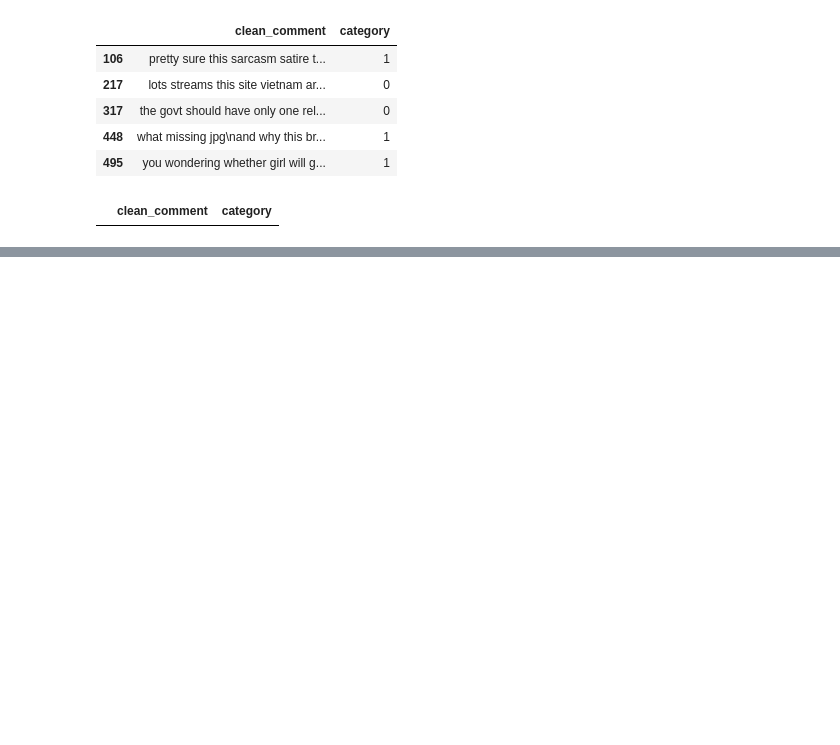
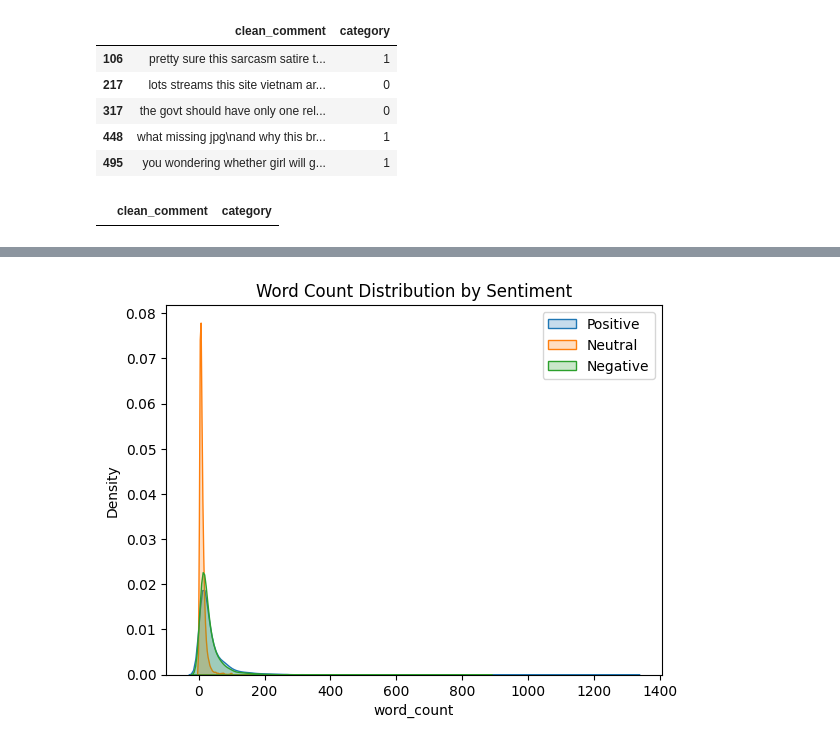
Before and after one commit to 7rohxt/yt-sentiment-mlops, a Jupyter notebook: notebooks/01_data_collection_&_eda.ipynb, the cells around one changed output, grey strips where cells are left out. Saved outputs shown, nothing was run; the diff lists cells and outputs as text; code cells hidden in the pictures; blank space fills up the shorter version.

```diff
--- a/notebooks/01_data_collection_&_eda.ipynb
+++ b/notebooks/01_data_collection_&_eda.ipynb
@@ -104,0 +118,12 @@ comments_with_newline
+# %%
+df['word_count'] = df['clean_comment'].apply(lambda x: len(x.split()))
+df['num_chars'] = df['clean_comment'].apply(len)
+# %%
+sns.kdeplot(df[df['category']==1]['word_count'], label='Positive', fill=True)
+sns.kdeplot(df[df['category']==0]['word_count'], label='Neutral', fill=True)
+sns.kdeplot(df[df['category']==-1]['word_count'], label='Negative', fill=True)
+plt.legend()
+plt.title('Word Count Distribution by Sentiment')
+plt.show()
+# %% [output]
+[figure, added]
```
Also changed, not shown: parts of 10 cells of this notebook.
